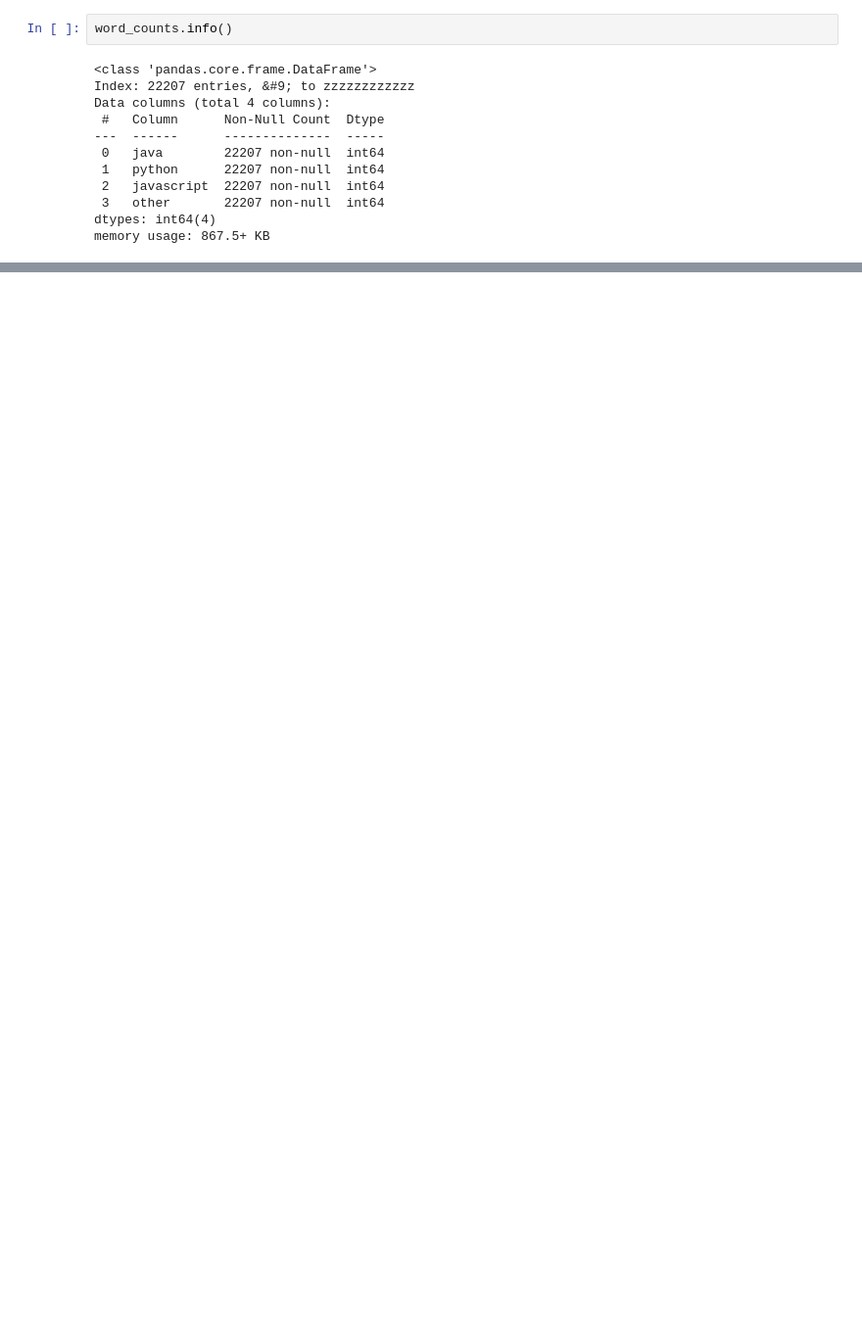
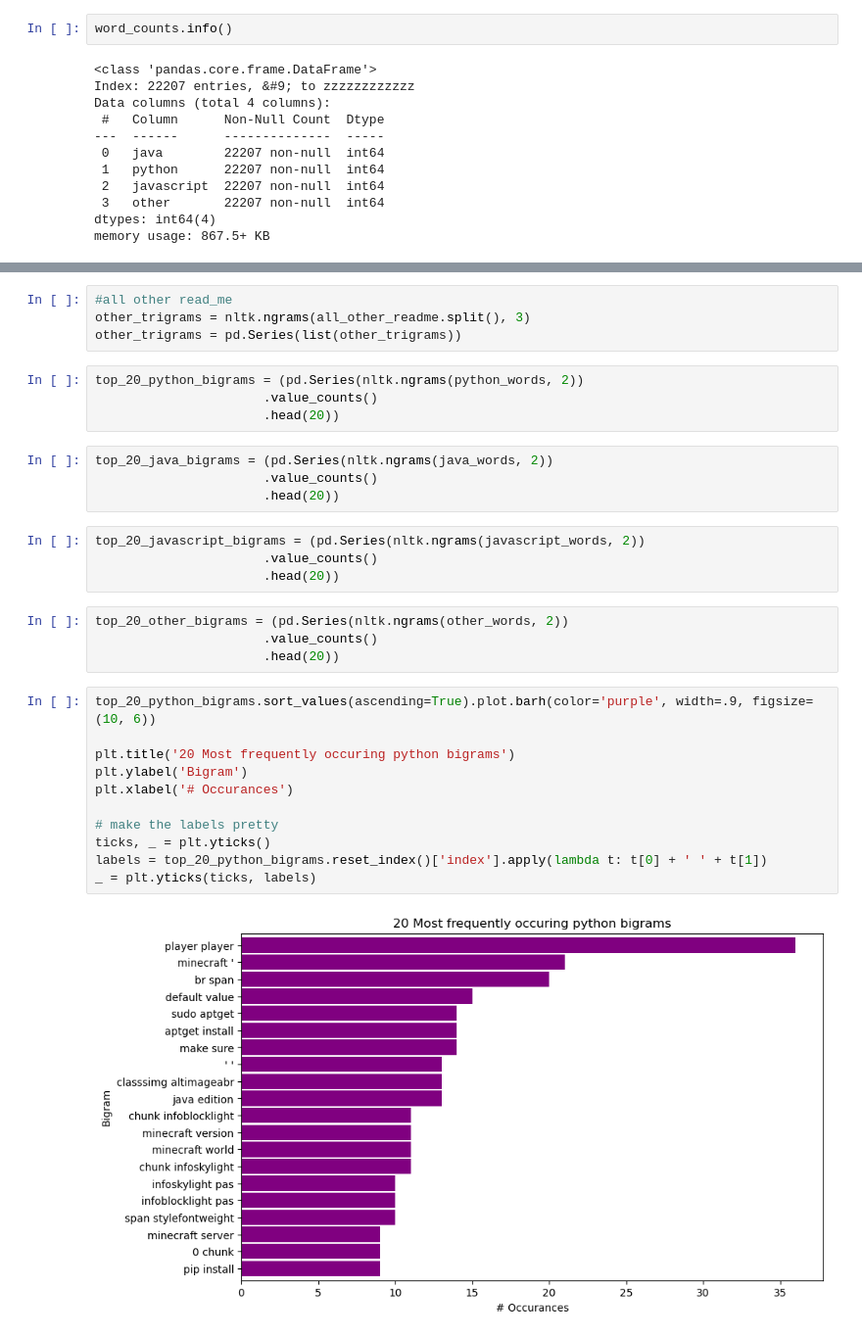
Before and after one commit to Doubtable-Steves-Linguistics/MinecraftNLP, a Jupyter notebook: cristina-project-notebook.ipynb, the cells around one changed output, grey strips where cells are left out. Shown at 98% size. Saved outputs shown, nothing was run; the diff lists cells and outputs as text; blank space fills up the shorter version.

```diff
--- a/cristina-project-notebook.ipynb
+++ b/cristina-project-notebook.ipynb
@@ -1186,0 +1045,33 @@ _ = plt.yticks(ticks, labels)
+# %%
+#all other read_me
+other_trigrams = nltk.ngrams(all_other_readme.split(), 3)
+other_trigrams = pd.Series(list(other_trigrams))
+# %%
+top_20_python_bigrams = (pd.Series(nltk.ngrams(python_words, 2))
+                      .value_counts()
+                      .head(20))
+# %%
+top_20_java_bigrams = (pd.Series(nltk.ngrams(java_words, 2))
+                      .value_counts()
+                      .head(20))
+# %%
+top_20_javascript_bigrams = (pd.Series(nltk.ngrams(javascript_words, 2))
+                      .value_counts()
+                      .head(20))
+# %%
+top_20_other_bigrams = (pd.Series(nltk.ngrams(other_words, 2))
+                      .value_counts()
+                      .head(20))
+# %%
+top_20_python_bigrams.sort_values(ascending=True).plot.barh(color='purple', width=.9, figsize=(10, 6))
+
+plt.title('20 Most frequently occuring python bigrams')
+plt.ylabel('Bigram')
+plt.xlabel('# Occurances')
+
+# make the labels pretty
+ticks, _ = plt.yticks()
+labels = top_20_python_bigrams.reset_index()['index'].apply(lambda t: t[0] + ' ' + t[1])
+_ = plt.yticks(ticks, labels)
+# %% [output]
+[figure, added]
```
Also changed, not shown: parts of 56 cells of this notebook.
